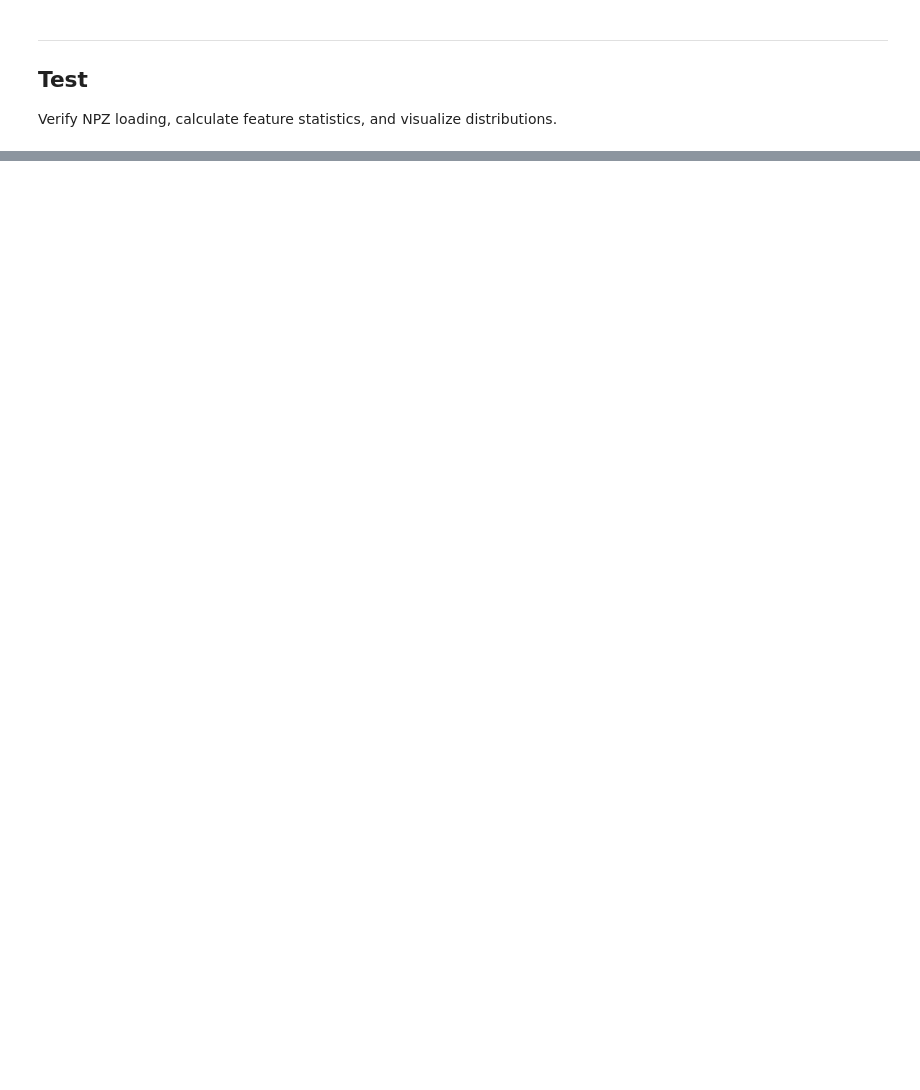
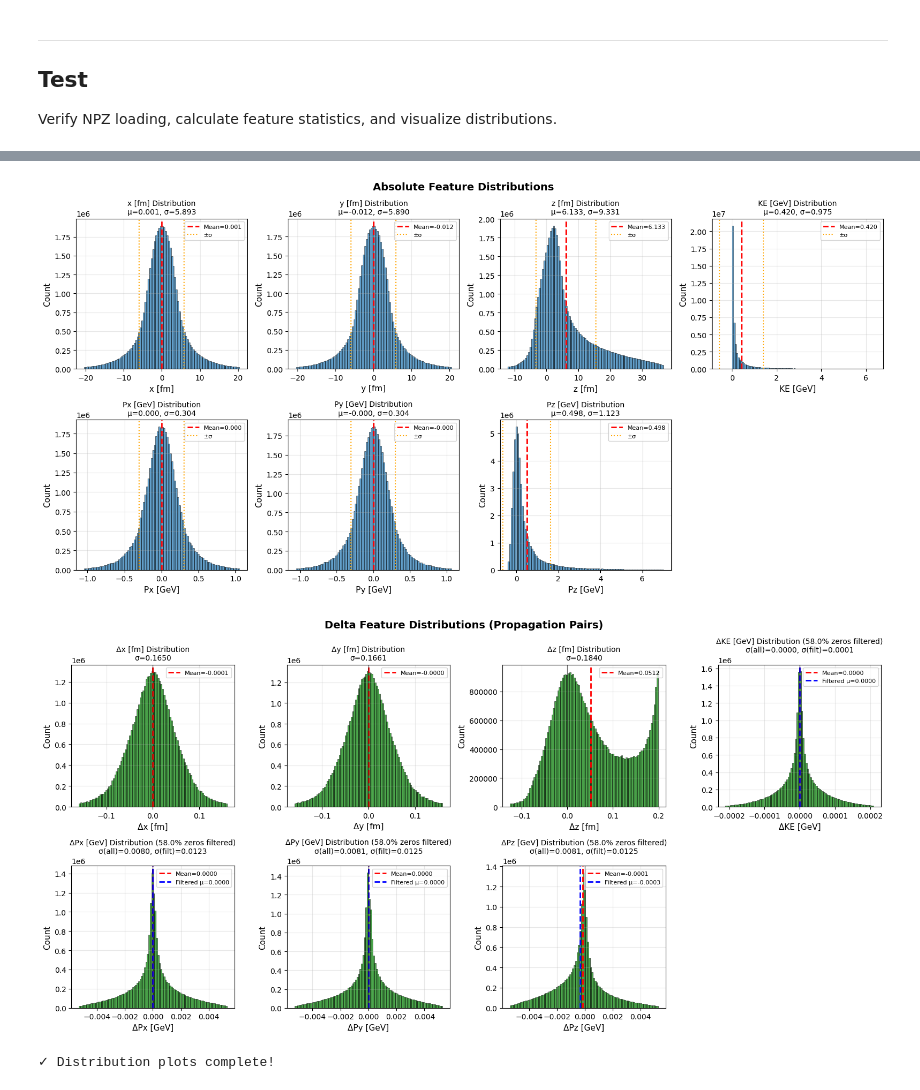
Before and after one commit to Yinrui-Liu/GiBUU_viz, a Jupyter notebook: GiBUU_dataprep.ipynb, the cells around one changed output, grey strips where cells are left out. Cells and saved outputs as stored; diff of their text form; code cells hidden in the pictures; blank space fills up the shorter version.

```diff
--- a/GiBUU_dataprep.ipynb
+++ b/GiBUU_dataprep.ipynb
@@ -160,9 +211,25 @@ if len(pairs) > 0:
 # %% [markdown]
 ### Step 3.3: Filter Pairs
 # %%
-pairs_with_changes, pairs_without_changes = filter_pairs_with_changes(pairs)
+# Filter pairs per job_id
+pairs_with_changes_by_job = {}
+pairs_without_changes_by_job = {}
 
-print(f"✓ Filtering complete:")
+for job_id, job_pairs in pairs_by_job.items():
+    print(f"Job {job_id:06d}: Filtering...")
+    with_changes, without_changes = filter_pairs_with_changes(job_pairs)
+    pairs_with_changes_by_job[job_id] = with_changes
+    pairs_without_changes_by_job[job_id] = without_changes
+    print(f"  → {len(with_changes)} interactions, {len(without_changes)} propagations")
+
+# Create combined lists for statistics
+pairs_with_changes = []
+pairs_without_changes = []
+for job_id in pairs_by_job.keys():
+    pairs_with_changes.extend(pairs_with_changes_by_job[job_id])
+    pairs_without_changes.extend(pairs_without_changes_by_job[job_id])
+
+print(f"\n✓ Filtering complete:")
 print(f"  Total: {len(pairs)}")
 print(f"  With changes (interactions): {len(pairs_with_changes)} ({100*len(pairs_with_changes)/len(pairs):.1f}%)")
 print(f"  Without changes (propagation): {len(pairs_without_changes)} ({100*len(pairs_without_changes)/len(pairs):.1f}%)")
@@ -370,6 +545,12 @@ import matplotlib.pyplot as plt
 
 feature_names = ['x [fm]', 'y [fm]', 'z [fm]', 'KE [GeV]', 'Px [GeV]', 'Py [GeV]', 'Pz [GeV]']
 delta_names = ['Δx [fm]', 'Δy [fm]', 'Δz [fm]', 'ΔKE [GeV]', 'ΔPx [GeV]', 'ΔPy [GeV]', 'ΔPz [GeV]']
+
+# Percentile settings for outlier removal in plots
+p_low_abs = 0.5   # Lower percentile for absolute features
+p_upp_abs = 99.5  # Upper percentile for absolute features
+p_low_delta = 0.5   # Lower percentile for delta features
+p_upp_delta = 99.5  # Upper percentile for delta features
 
 # Plot absolute features
 fig, axes = plt.subplots(2, 4, figsize=(16, 8))
@@ -380,8 +561,8 @@ for i in range(7):
     feat_values = all_features[:, i]
 
     # Use percentiles to handle outliers
-    p1, p99 = np.percentile(feat_values, [1, 99])
-    filtered = feat_values[(feat_values >= p1) & (feat_values <= p99)]
+    p_low, p_upp = np.percentile(feat_values, [p_low_abs, p_upp_abs])
+    filtered = feat_values[(feat_values >= p_low) & (feat_values <= p_upp)]
 
     ax.hist(filtered, bins=100, alpha=0.7, edgecolor='black', linewidth=0.5)
     ax.axvline(FEATS_MEAN_COMPUTED[i], color='red', linestyle='--', linewidth=2, label=f'Mean={FEATS_MEAN_COMPUTED[i]:.3f}')
@@ -397,38 +578,63 @@ axes[7].axis('off')
 plt.suptitle('Absolute Feature Distributions', fontsize=14, fontweight='bold')
 plt.tight_layout()
 plt.show()
 
 # Plot delta features
 if len(all_deltas) > 0:
     fig, axes = plt.subplots(2, 4, figsize=(16, 8))
     axes = axes.flatten()
 
+    # Use tolerances from test cell (defined earlier)
+    # Filter transitions where ALL FOUR E/P features are within tolerance
+
     for i in range(7):
         ax = axes[i]
         delta_values = all_deltas[:, i]
 
-        # Use percentiles to handle outliers
-        p1, p99 = np.percentile(delta_values, [1, 99])
-        filtered = delta_values[(delta_values >= p1) & (delta_values <= p99)]
+        # For E/P (indices 3,4,5,6): filter using the transition-level mask
+        # For x,y,z (indices 0,1,2): use all values
+        if i >= 3:
+            # Use the same transition-level mask from statistics calculation
+            delta_values_for_plot = delta_values[nonzero_transitions_mask]
+            pct_zero = 100 * np.sum(all_ep_near_zero) / len(delta_values)
+        else:
+            delta_values_for_plot = delta_values
+            pct_zero = 0
+
+        # Use percentiles to handle outliers in the remaining data
+        p_low, p_upp = np.percentile(delta_values_for_plot, [p_low_delta, p_upp_delta])
+        filtered = delta_values_for_plot[(delta_values_for_plot >= p_low) & (delta_values_for_plot <= p_upp)]
 
         ax.hist(filtered, bins=100, alpha=0.7, edgecolor='black', linewidth=0.5, color='green')
         ax.axvline(FEATS_DELTA_MEAN_COMPUTED[i], color='red', linestyle='--', linewidth=2, label=f'Mean={FEATS_DELTA_MEAN_COMPUTED[i]:.4f}')
-        ax.axvline(FEATS_DELTA_MEAN_FILTERED[i], color='blue', linestyle='--', linewidth=2, label=f'Filtered μ={FEATS_DELTA_MEAN_FILTERED[i]:.4f}')
+        if i >= 3:
+            ax.axvline(FEATS_DELTA_MEAN_FILTERED[i], color='blue', linestyle='--', linewidth=2, label=f'Filtered μ={FEATS_DELTA_MEAN_FILTERED[i]:.4f}')
         ax.axvline(0, color='black', linestyle='-', linewidth=1, alpha=0.5)
         ax.set_xlabel(delta_names[i], fontsize=11)
         ax.set_ylabel('Count', fontsize=11)
-        ax.set_title(f'{delta_names[i]} Distribution\nσ(all)={FEATS_DELTA_SIGMA_COMPUTED[i]:.4f}, σ(filt)={FEATS_DELTA_SIGMA_FILTERED[i]:.4f}', fontsize=10)
+
+        # Title with zero percentage for E/P features
+        if i >= 3:
+            title = f'{delta_names[i]} Distribution ({pct_zero:.1f}% zeros filtered)\nσ(all)={FEATS_DELTA_SIGMA_COMPUTED[i]:.4f}, σ(filt)={FEATS_DELTA_SIGMA_FILTERED[i]:.4f}'
+        else:
+            title = f'{delta_names[i]} Distribution\nσ={FEATS_DELTA_SIGMA_COMPUTED[i]:.4f}'
+
+        ax.set_title(title, fontsize=10)
         ax.legend(fontsize=8)
         ax.grid(True, alpha=0.3)
 
     axes[7].axis('off')
     plt.suptitle('Delta Feature Distributions (Propagation Pairs)', fontsize=14, fontweight='bold')
     plt.tight_layout()
     plt.show()
 
     print("\n✓ Distribution plots complete!")
 else:
     print("\nNo delta distributions (no propagation pairs)")
+# %% [output]
+[figure, added]
+[figure, added]
+✓ Distribution plots complete!
 # %% [markdown]
 ---
 
```
Also changed, not shown: parts of 10 cells of this notebook, 1 other file.
